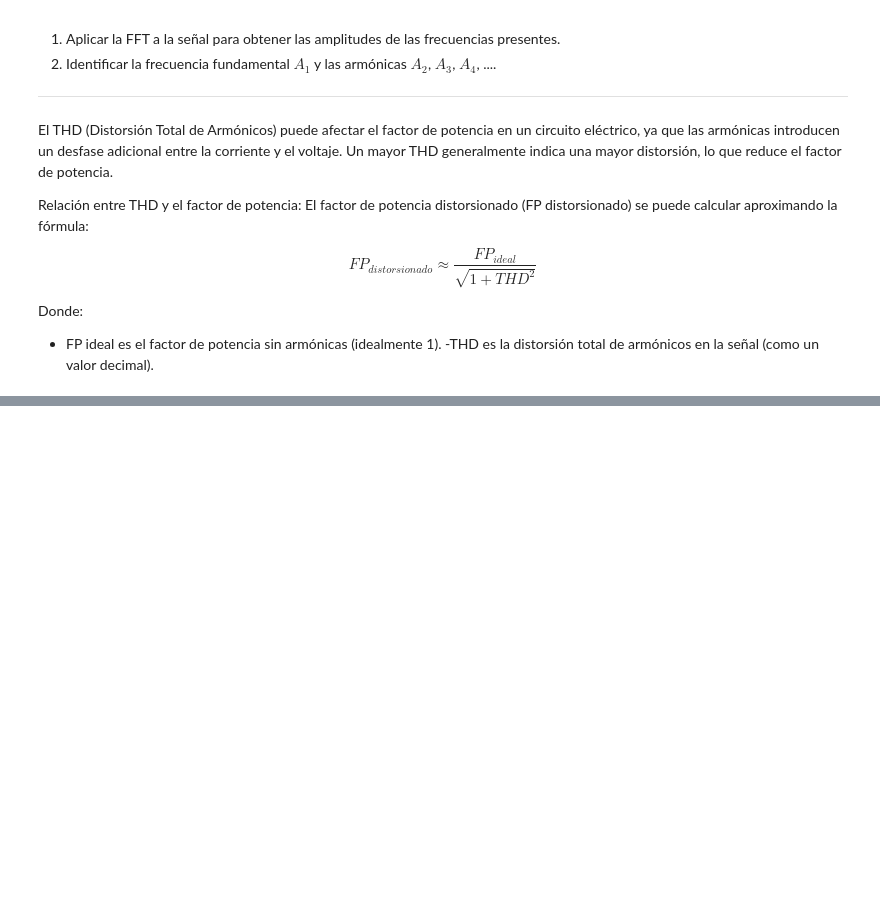
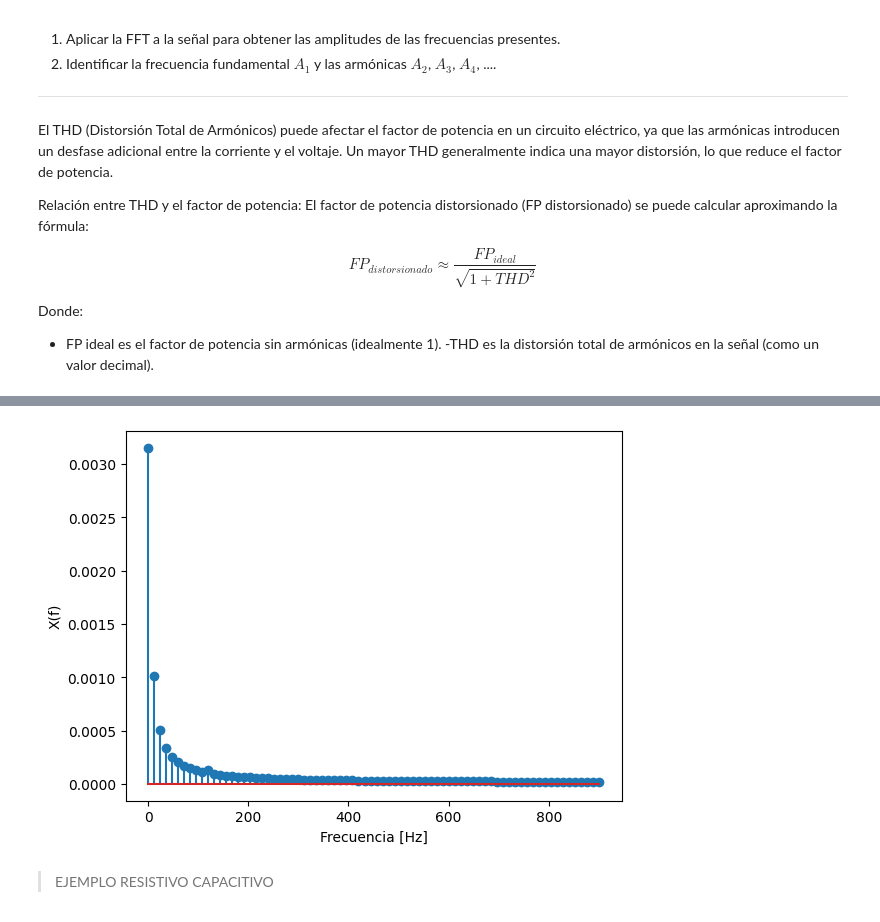
Before and after one commit to Cristian2820/Senales-y-sistemas, a Jupyter notebook: Parcial_2S2.ipynb, the cells around one changed output, grey strips where cells are left out. Cells and saved outputs as stored; diff of their text form; code cells hidden in the pictures; blank space fills up the shorter version.

```diff
--- a/Parcial_2S2.ipynb
+++ b/Parcial_2S2.ipynb
@@ -412,0 +665,12 @@ Donde:
+# %%
+vfre = np.fft.rfftfreq(len(out),1/Fs) #vector de frecuencia en Hz segun tamaño del vector y tiempo de muestreo
+Xf = np.fft.rfft(out)
+
+plt.stem(vfre,abs(Xf/len(out)))
+plt.xlabel('Frecuencia [Hz]')
+plt.ylabel('X(f)')
+plt.show()
+# %% [output]
+[figure, added]
+# %% [markdown]
+>EJEMPLO RESISTIVO CAPACITIVO
```
Also changed, not shown: parts of 51 cells of this notebook.
